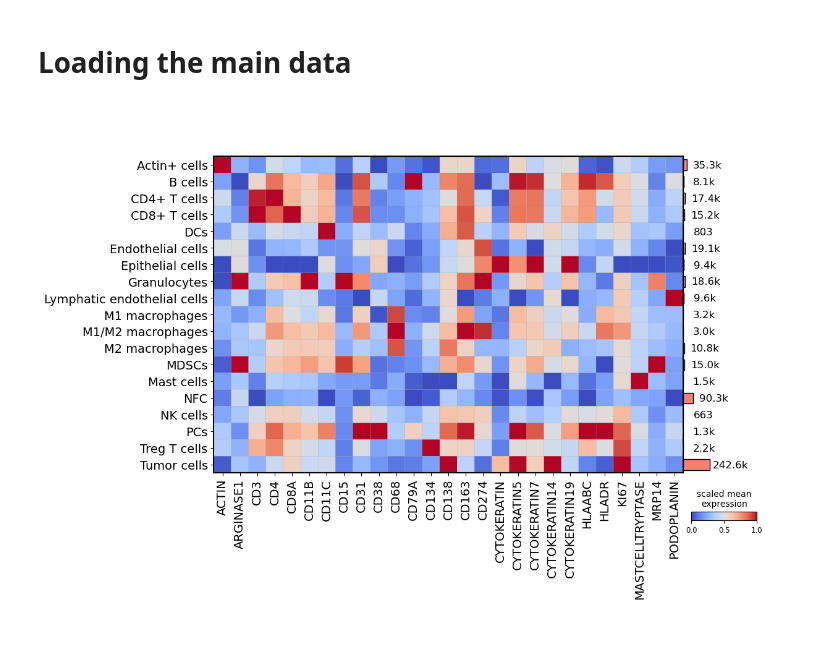
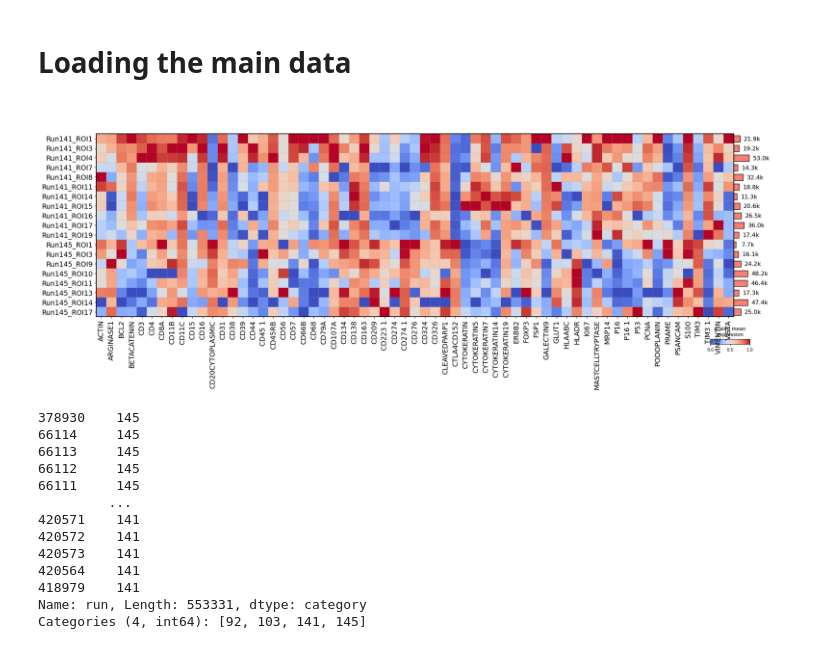
Before and after one commit to SchapiroLabor/NUT_spatial, a Jupyter notebook: figures/figure_2_python.ipynb, the cells around one changed output. Cells and saved outputs as stored; diff of their text form; code cells hidden in the pictures.

```diff
--- a/figures/figure_2_python.ipynb
+++ b/figures/figure_2_python.ipynb
@@ -19,35 +19,35 @@ phenotype_markers = ["ACTIN", "ARGINASE1", "CD3", "CD4", "CD8A", "CD11B", "CD11C
 # %% [markdown]
 # Loading the main data
 # %%
-adata_unified = ad.read_h5ad(os.path.join(data_dir, "adata_unified.h5ad"))
-adata_unified.layers["arcsinh"] = np.arcsinh(adata_unified.X)
+adata_unified = ad.read_h5ad(os.path.join(data_dir, "adata.h5ad"))
+adata_unified.X = np.arcsinh(adata_unified.X)
 # %%
 fig = sc.pl.matrixplot(
         adata_unified,
-        var_names=phenotype_markers,
-        groupby='cell_category',
+        var_names=adata_unified.var_names,
+        groupby='exp_name',
         cmap="coolwarm",
         standard_scale="var",
         layer="arcsinh",
         use_raw=False,
         show=False,
         return_fig=True,)
 fig.add_totals()
 axes = fig.get_axes()
 ax = axes['mainplot_ax']
 ax.set_yticklabels(ax.get_yticklabels(), fontsize=14)  # Full rotation control
 ax.set_xticklabels(ax.get_xticklabels(), fontsize=14)  # Font size
 group_ax = axes['group_extra_ax']
 for text in group_ax.texts:
     text.set_fontsize(12)
     current_pos = text.get_position()
     text.set_position((current_pos[0] + 14, current_pos[1] +1.5 ))
 cax = axes['color_legend_ax']
 cax.set_title('scaled mean\nexpression', fontsize=10)
 cax_current_pos = cax.get_position()
 cax.set_position((cax_current_pos.x0 - 0.06, cax_current_pos.y0 -0.1, cax_current_pos.width, cax_current_pos.height))
 fig = axes['mainplot_ax'].figure
 fig.tight_layout()
-fig.savefig(os.path.join(results_dir, "phenotype_matrixplot_selected_markers.pdf"),bbox_inches='tight')
+# fig.savefig(os.path.join(results_dir, "phenotype_matrixplot_selected_markers.pdf"),bbox_inches='tight')
 # %% [output]
-[figure, old version]
+[figure, new version]
@@ -53,0 +56,16 @@ fig.savefig(os.path.join(results_dir, "phenotype_matrixplot_selected_markers.pdf
+# %%
+adata_unified.obs.run
+# %% [output]
+378930    145
+66114     145
+66113     145
+66112     145
+66111     145
+         ...
+420571    141
+420572    141
+420573    141
+420564    141
+418979    141
+Name: run, Length: 553331, dtype: category
+Categories (4, int64): [92, 103, 141, 145]
```
Also changed, not shown: parts of 2 cells of this notebook, 14 other files.
